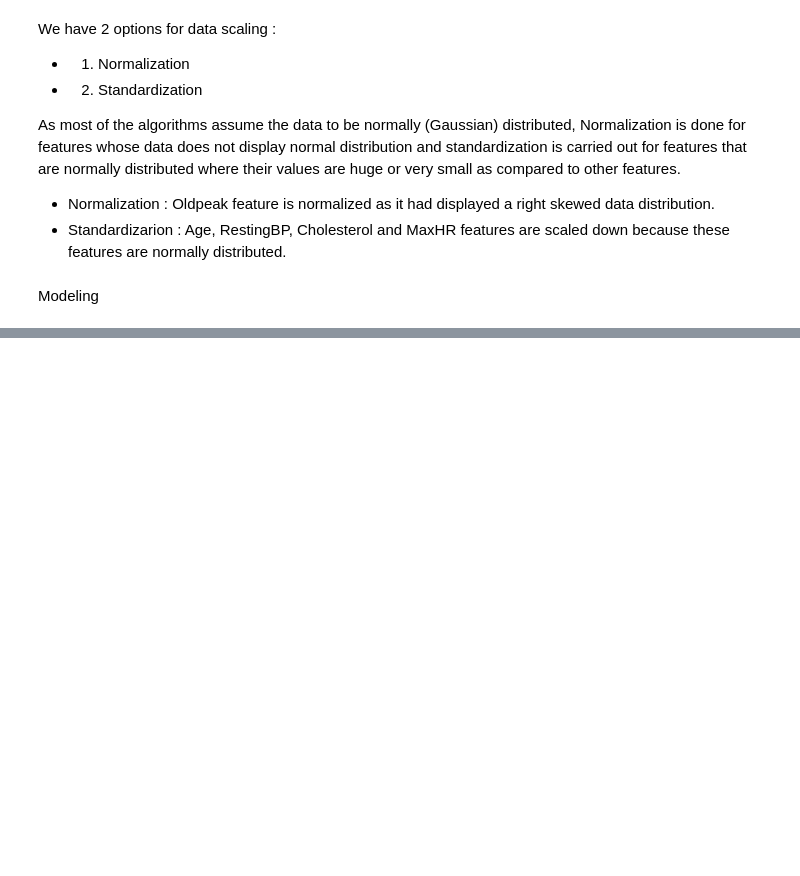
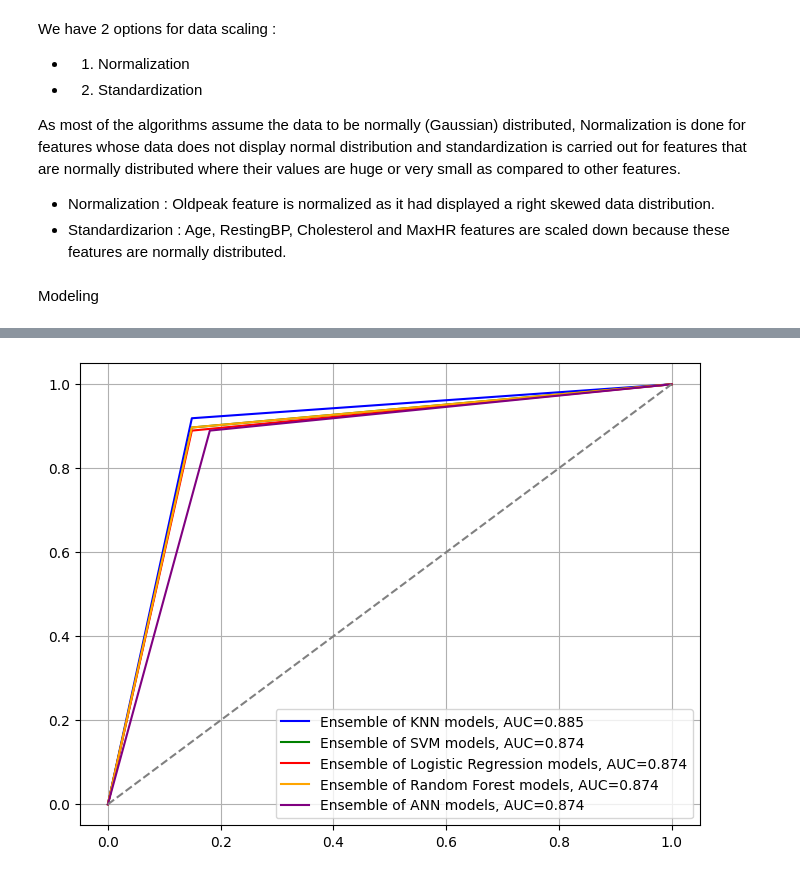
Before and after one commit to nbzuong/ML_Project, a Jupyter notebook: heart_predict.ipynb, the cells around one changed output, grey strips where cells are left out. Drawn from its saved outputs; the diff is of its cells as text; code cells hidden in the pictures; blank space fills up the shorter version.

Commit message:
added roc curve comparison

```diff
--- a/heart_predict.ipynb
+++ b/heart_predict.ipynb
@@ -653,16 +690,22 @@ auc_lr = round(roc_auc_score(target_test, target_pred), 3)
 # %%
+# Copied from heart_predict_tree.ipynb
+fpr_rf = [0, 0.14893617, 1]
+tpr_rf = [0, 0.8970588235, 1]
+auc_rf = 0.874
+
+
 plt.figure(figsize=(8, 6))
-%store -r fpr_rf
-%store -r tpr_rf
-%store -r auc_rf
+
 # Plot the ROC curve
 plt.plot(fpr_knn, tpr_knn, label="Ensemble of KNN models, AUC=" + str(auc_knn), color='blue')
 plt.plot(fpr_svm, tpr_svm, label="Ensemble of SVM models, AUC=" + str(auc_svm), color='green')
 plt.plot(fpr_lr, tpr_lr, label="Ensemble of Logistic Regression models, AUC=" + str(auc_lr), color='red')
 plt.plot(fpr_rf, tpr_rf, label="Ensemble of Random Forest models, AUC=" + str(auc_rf), color='orange')
 plt.plot(fpr_ann, tpr_ann, label="Ensemble of ANN models, AUC=" + str(auc_ann), color='purple')
 
 plt.plot([0, 1], [0, 1], linestyle='--', color='gray')  # Add diagonal line
 plt.legend()
 plt.grid(True)
 plt.show()
+# %% [output]
+[figure, added]
```
Also changed, not shown: parts of 9 cells of this notebook, 1 other file.
